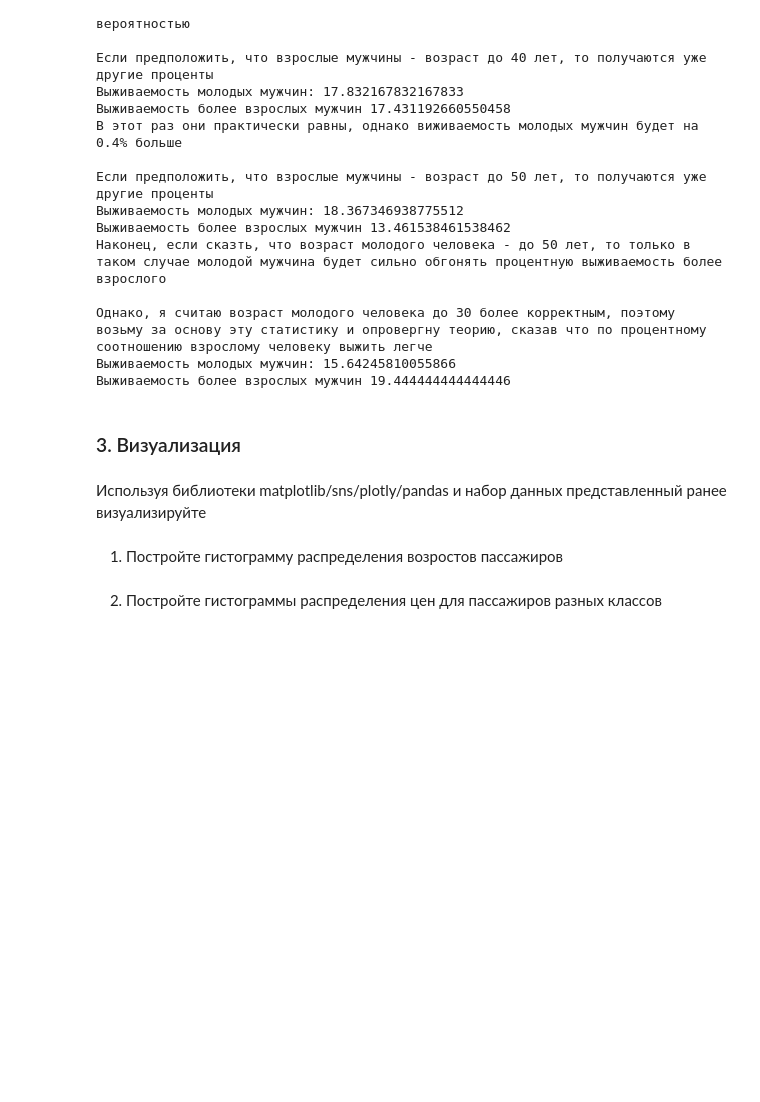
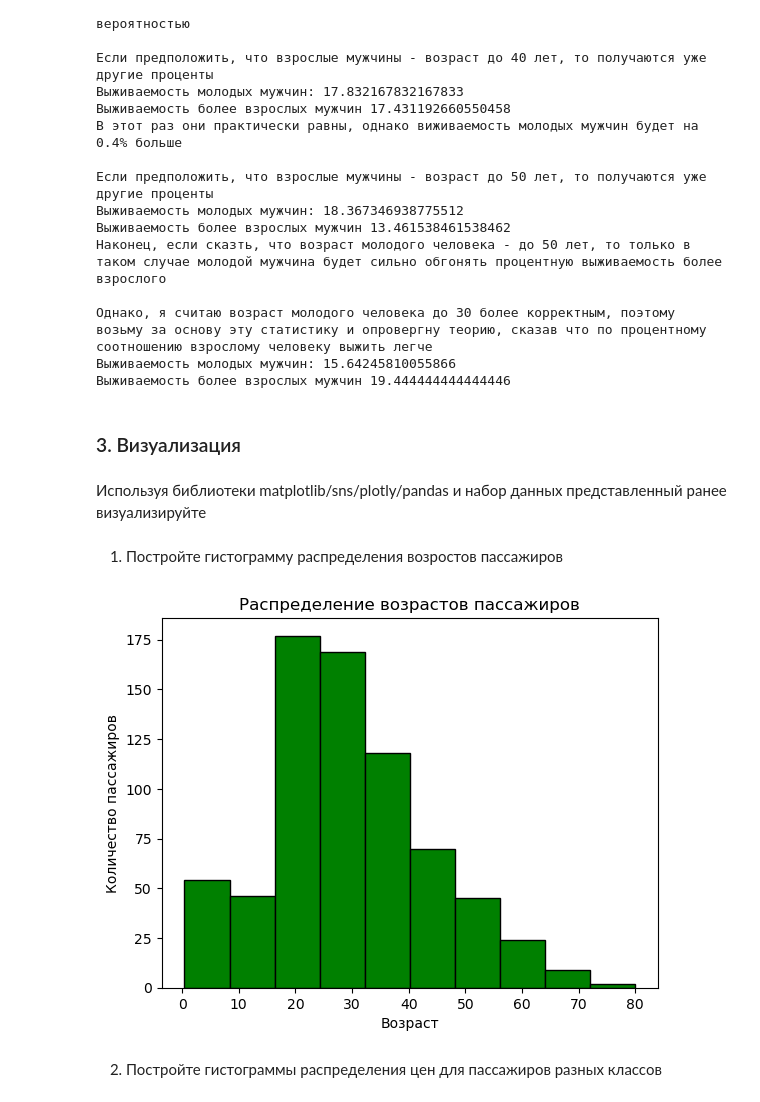
Before and after one commit to ivanboitsov/ML-Practise, a Jupyter notebook: Labs/Lab01/Lab1-5.ipynb, the cells around one changed output. Drawn from its saved outputs; the diff is of its cells as text; code cells hidden in the pictures; blank space fills up the shorter version.

```diff
--- a/Labs/Lab01/Lab1-5.ipynb
+++ b/Labs/Lab01/Lab1-5.ipynb
@@ -393,4 +396,13 @@ print("Выживаемость молодых мужчин:", yong_man, '\n'
 # %% [markdown]
 1. Постройте гистограмму распределения возростов пассажиров
+# %%
+plt.hist(df['Age'], edgecolor = 'black', color = 'green')
+plt.title("Распределение возрастов пассажиров")
+plt.xlabel("Возраст")
+plt.ylabel("Количество пассажиров")
+
+plt.show()
+# %% [output]
+[figure, added]
 # %% [markdown]
 2. Постройте гистограммы распределения цен для пассажиров разных классов
```
Also changed, not shown: parts of 13 cells of this notebook.
